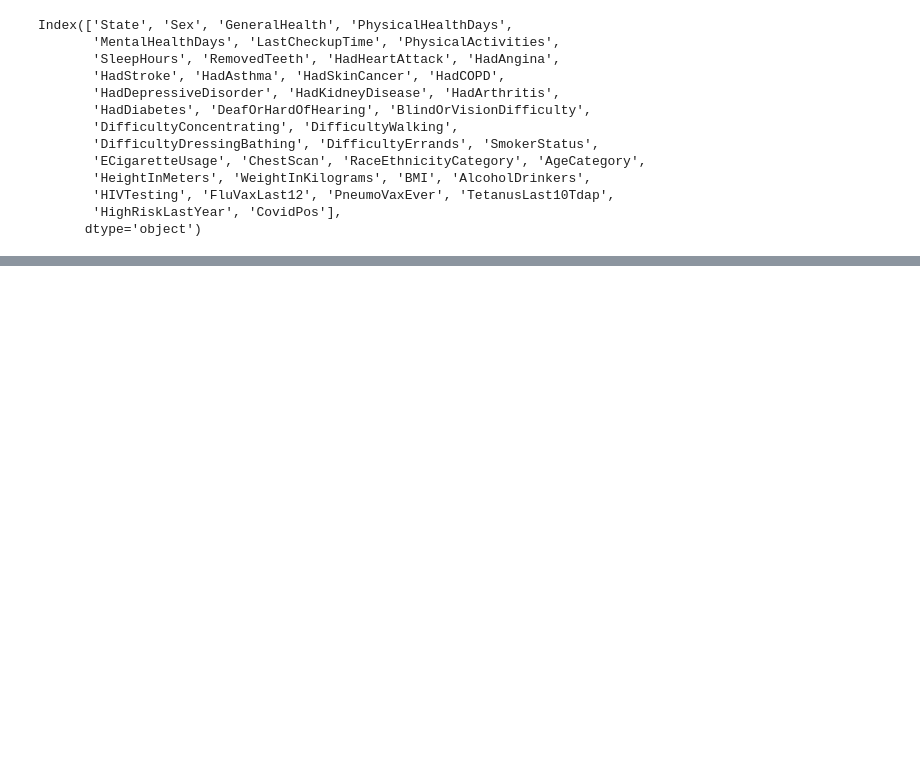
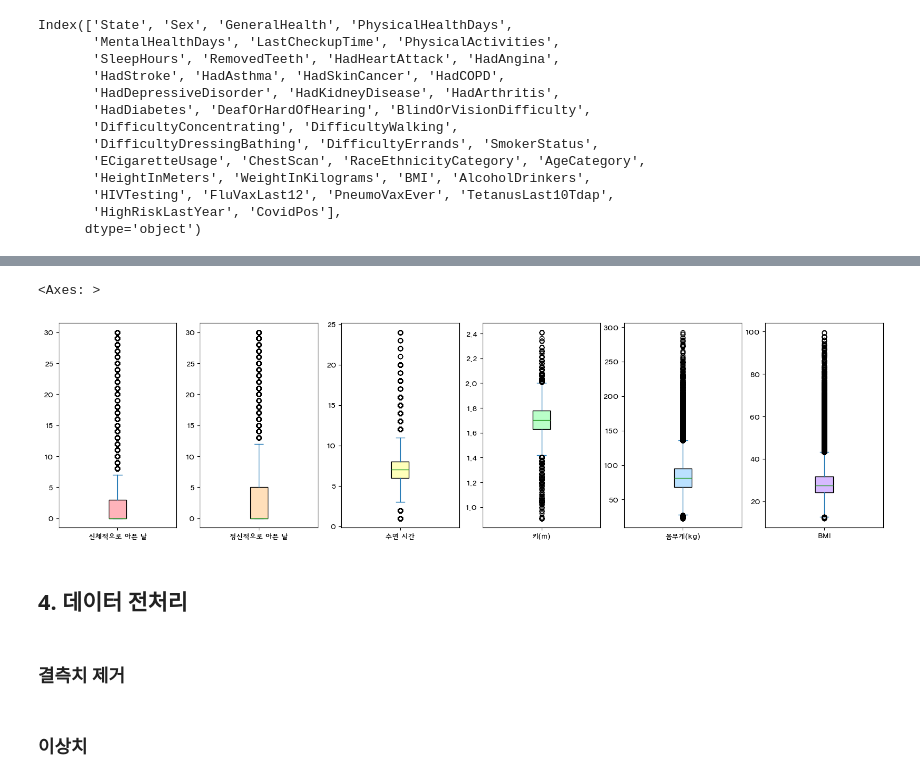
Before and after one commit to Team-3man/disease_analysis, a Jupyter notebook: heart_disease.ipynb, the cells around one changed output, grey strips where cells are left out. Drawn from its saved outputs; the diff is of its cells as text; code cells hidden in the pictures; blank space fills up the shorter version.

```diff
--- a/heart_disease.ipynb
+++ b/heart_disease.ipynb
@@ -7,2 +7,10 @@ import matplotlib as plt
 import seaborn as sns
 import matplotlib.font_manager as fm
+# %%
+font_path = 'C:\\Windows\\Fonts\\HANYGO230.ttf' # 윈도우 OS 폰트 경로
+font_prop = fm.FontProperties(fname=font_path)
+font_name = font_prop.get_name() # 폰트명
+plt.rc('font', family=font_name)
+# matplotlib이 기본적으로 사용하는 유니코드 마이너스 비활성화
+# -> 아스키코드의 마이너스 사용
+plt.rc('axes', unicode_minus=False)
@@ -94,0 +118,15 @@ Index(['State', 'Sex', 'GeneralHealth', 'PhysicalHealthDays',
+# %%
+fig, ax = plt.subplots(1, 6, figsize=(20,5))
+df['PhysicalHealthDays'].rename('신체적으로 아픈 날').plot(kind='box', ax=ax[0],  patch_artist=True, boxprops=dict(facecolor='#FFB3BA'))
+df['MentalHealthDays'].rename('정신적으로 아픈 날').plot(kind='box', ax=ax[1],  patch_artist=True, boxprops=dict(facecolor='#FFDFBA'))
+df['SleepHours'].rename('수면 시간').plot(kind='box', ax=ax[2],  patch_artist=True, boxprops=dict(facecolor='#FFFFBA'))
+df['HeightInMeters'].rename('키(m)').plot(kind='box', ax=ax[3],  patch_artist=True, boxprops=dict(facecolor='#BAFFC9'))
+df['WeightInKilograms'].rename('몸무게(kg)').plot(kind='box', ax=ax[4],  patch_artist=True, boxprops=dict(facecolor='#BAE1FF'))
+df['BMI'].plot(kind='box', ax=ax[5],  patch_artist=True, boxprops=dict(facecolor='#D7BAFF'))
+# %% [output]
+<Axes: >
+[figure, added]
+# %% [markdown]
+## 4. 데이터 전처리
+# %% [markdown]
+### 결측치 제거
@@ -94,0 +136,2 @@ Index(['State', 'Sex', 'GeneralHealth', 'PhysicalHealthDays',
+# %% [markdown]
+### 이상치
```
Also changed, not shown: parts of 11 cells of this notebook, 2 other files.
